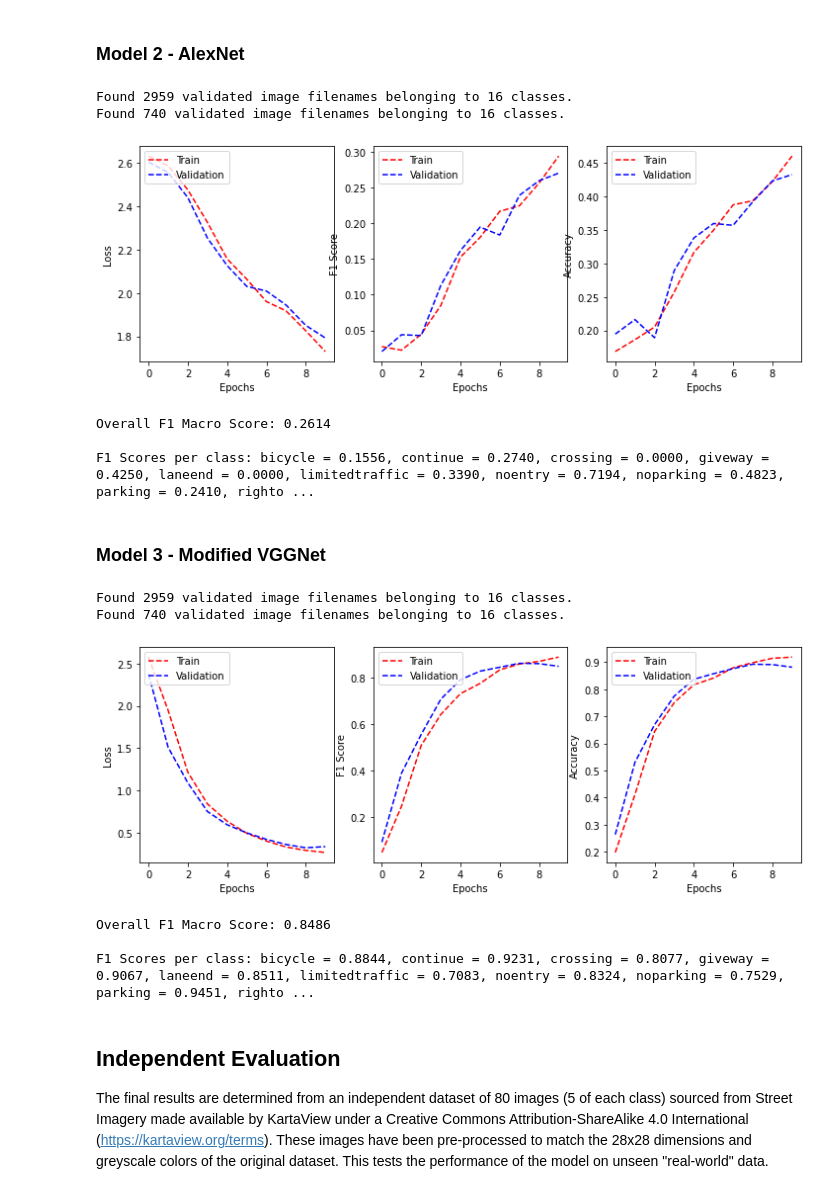
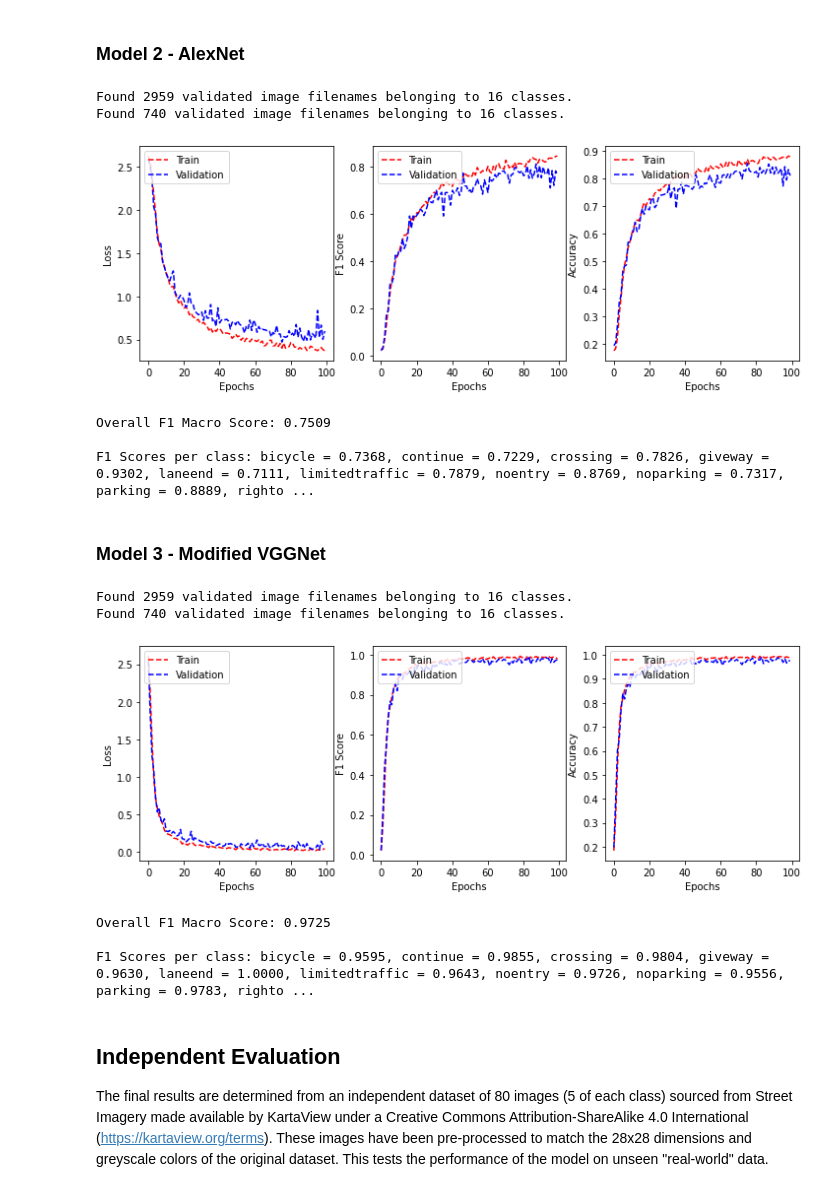
Before and after one commit to Ethan-Rayner/RoadSignClassification, a Jupyter notebook: dan_merge.ipynb, the cells around one changed output. Drawn from its saved outputs; the diff is of its cells as text; code cells hidden in the pictures.

```diff
--- a/dan_merge.ipynb
+++ b/dan_merge.ipynb
@@ -41,25 +41,25 @@ ImageDataGenerators are used to generate training and validation images that are
 # %%
 CLASS_COLUMN = "type"
 BATCH_SIZE = 32
-EPOCHS = 10
+EPOCHS = 100
 
 import models.alexnet as alex
 from models.utils import history_graph
 from models.utils import create_generator
 from models.test import score_f1
 
 alex_train_images = create_generator(train_data, CLASS_COLUMN, IMAGE_SIZE, BATCH_SIZE)
 alex_val_images = create_generator(val_data, CLASS_COLUMN, IMAGE_SIZE, BATCH_SIZE)
 alex_model, alex_history = alex.fit_model(data, CLASS_COLUMN, alex_train_images, alex_val_images, IMAGE_SIZE, EPOCHS)
 history_graph(alex_history)
 score_f1(alex_model, alex_val_images)
 # %% [output]
 Found 2959 validated image filenames belonging to 16 classes.
 Found 740 validated image filenames belonging to 16 classes.
-[figure, old version]
+[figure, new version]
-Overall F1 Macro Score: 0.2614
+Overall F1 Macro Score: 0.7509
 
-F1 Scores per class: bicycle = 0.1556, continue = 0.2740, crossing = 0.0000, giveway = 0.4250, laneend = 0.0000, limitedtraffic = 0.3390, noentry = 0.7194, noparking = 0.4823, parking = 0.2410, righto ...
+F1 Scores per class: bicycle = 0.7368, continue = 0.7229, crossing = 0.7826, giveway = 0.9302, laneend = 0.7111, limitedtraffic = 0.7879, noentry = 0.8769, noparking = 0.7317, parking = 0.8889, righto ...
 # %% [markdown]
 ### Model 3 - Modified VGGNet
 # %%
@@ -73,10 +73,10 @@ score_f1(vgg_model, vgg_val_images)
 # %% [output]
 Found 2959 validated image filenames belonging to 16 classes.
 Found 740 validated image filenames belonging to 16 classes.
-[figure, old version]
+[figure, new version]
-Overall F1 Macro Score: 0.8486
+Overall F1 Macro Score: 0.9725
 
-F1 Scores per class: bicycle = 0.8844, continue = 0.9231, crossing = 0.8077, giveway = 0.9067, laneend = 0.8511, limitedtraffic = 0.7083, noentry = 0.8324, noparking = 0.7529, parking = 0.9451, righto ...
+F1 Scores per class: bicycle = 0.9595, continue = 0.9855, crossing = 0.9804, giveway = 0.9630, laneend = 1.0000, limitedtraffic = 0.9643, noentry = 0.9726, noparking = 0.9556, parking = 0.9783, righto ...
 # %% [markdown]
 ## Independent Evaluation
 The final results are determined from an independent dataset of 80 images (5 of each class) sourced from Street Imagery made available by KartaView under a Creative Commons Attribution-ShareAlike 4.0 International ([https://kartaview.org/terms](https://kartaview.org/terms)). These images have been pre-processed to match the 28x28 dimensions and greyscale colors of the original dataset. This tests the performance of the model on unseen "real-world" data.
```
Also changed, not shown: parts of 2 cells of this notebook.
